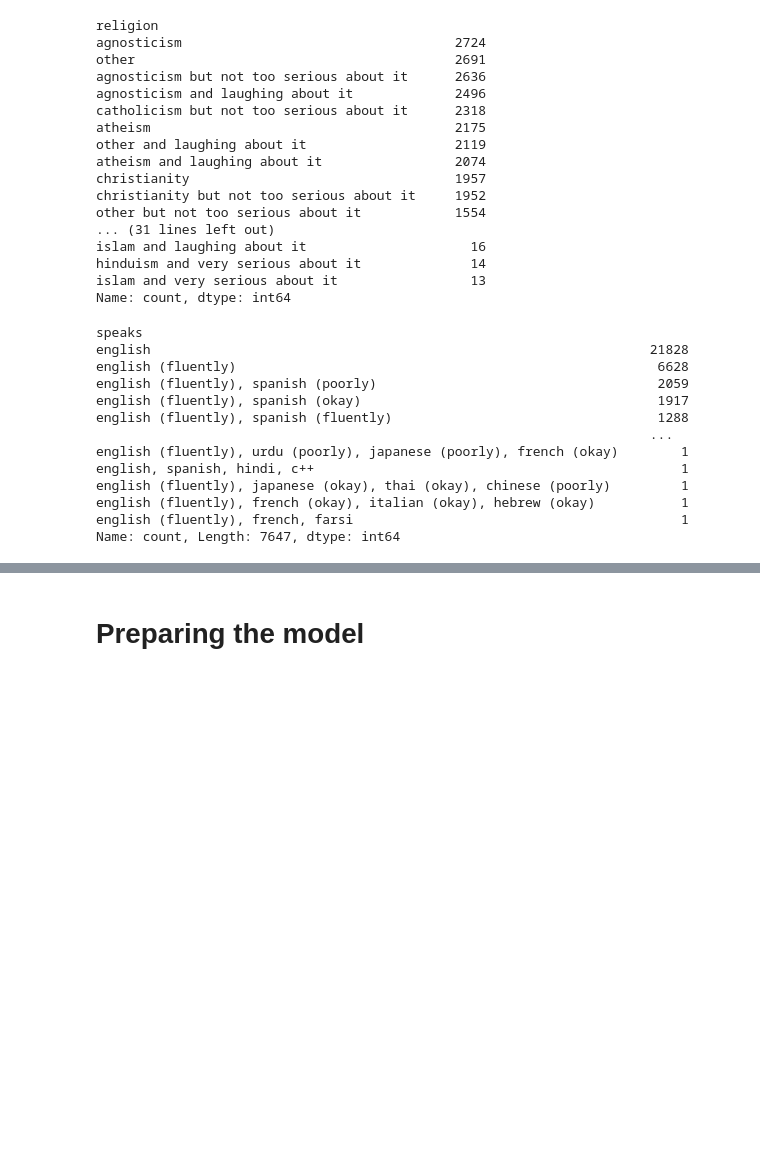
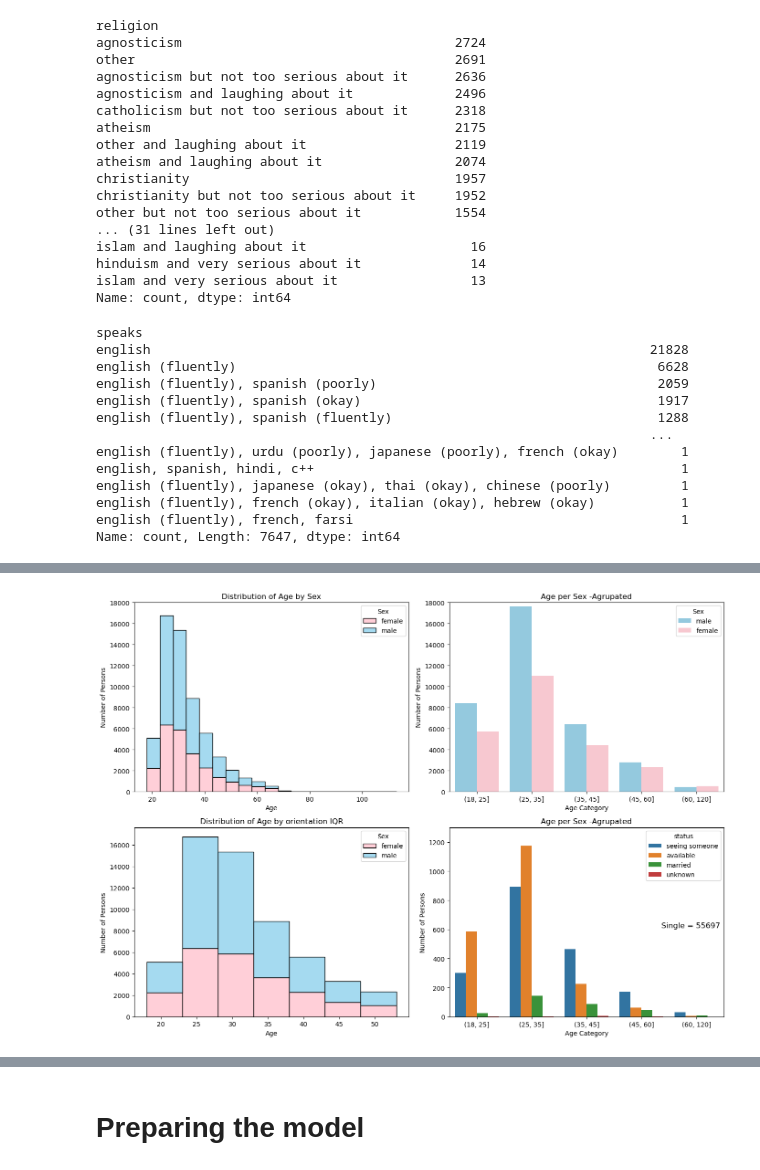
Before and after one commit to jasalgad/date_a_scientist, a Jupyter notebook: GitHub/GitHubCODECADEMY/OKCupid-Date-A-Scientist-Starter/date-a-scientist.ipynb, the cells around one changed output, grey strips where cells are left out. Drawn from its saved outputs; the diff is of its cells as text; code cells hidden in the pictures; blank space fills up the shorter version.

```diff
--- a/GitHub/GitHubCODECADEMY/OKCupid-Date-A-Scientist-Starter/date-a-scientist.ipynb
+++ b/GitHub/GitHubCODECADEMY/OKCupid-Date-A-Scientist-Starter/date-a-scientist.ipynb
@@ -168,0 +254,3 @@ Name: count, Length: 7647, dtype: int64
+# %%
+bins = [18, 25, 35, 45, 60, 120]
+df['age_category'] = pd.cut(df.age, bins)
@@ -168,0 +259,75 @@ Name: count, Length: 7647, dtype: int64
+# %%
+print(f"Number people by sex: {df.sex.value_counts()}\n\n")
+print(f"Number people agrupated by age: {df.age_category.value_counts()}\n\n")
+print(f"Number of people accoring the status:\n{df.status.value_counts()}\n\n")
+plt.figure(figsize=(14, 10))
+
+# Primer subgráfico
+plt.subplot(2, 2, 1)
+sns.histplot(data=df, x='age', hue='sex', multiple='stack', palette={'m': 'skyblue', 'f': 'pink'}, binwidth=5)
+
+plt.xlabel('Age')
+plt.ylabel('Number of Persons')
+plt.title('Distribution of Age by Sex')
+plt.legend(title='Sex', labels=['female', 'male'])
+plt.ylim(0,18000)
+
+# Segundo subgráfico
+plt.subplot(2, 2, 2)
+sns.countplot(data=df, x='age_category', hue='sex', palette={'m': 'skyblue', 'f': 'pink'})
+
+plt.xlabel('Age Category')
+plt.ylabel('Number of Persons')
+plt.ylim(0,18000)
+plt.title('Age per Sex -Agrupated')
+plt.legend(title='Sex', labels=['male', 'female'])
+
+# Tercer subgráfico
+
+Q1 = df.age.quantile(0.25)
+Q3 = df.age.quantile(0.75)
+IQR = Q3 - Q1
+
+lower_bound = Q1 - 1.5 * IQR
+upper_bound = Q3 + 1.5 * IQR
+
+df_filterQ =df[(df.age >= lower_bound) & (df.age <= upper_bound)]
+
+plt.subplot(2, 2, 3)
+sns.histplot(data=df_filterQ, x='age', hue='sex', multiple='stack', palette={'m': 'skyblue', 'f': 'pink'}, binwidth=5)
+
+plt.xlabel('Age')
+plt.ylabel('Number of Persons')
+plt.title('Distribution of Age by orientation IQR')
+plt.legend(title='Sex', labels=['female', 'male'])
+
+# Cuarto subgráfico
+
+filtered_df_status = df[df['status'].isin(['seeing someone', 'available','married','unknown'])]
+plt.subplot(2, 2, 4)
+sns.countplot(data=filtered_df_status, x='age_category', hue='status')
+
+plt.xlabel('Age Category')
+plt.ylabel('Number of Persons')
+plt.ylim(0,1300)
+plt.title('Age per Sex -Agrupated')
+
+single = df.status[df.status == 'single'].value_counts()[0]
+labels = ['seeing someone', 'available','married','unknown']
+
+plt.legend(title='status', labels= labels)
+plt.text(x=3.9,  # Coordenada X (ajustar según la posición deseada)
+    y=plt.ylim()[1] * 0.5,  # Coordenada Y (ajustar para que esté visible en la parte superior del gráfico)
+    s=f'Single = {single}',  # Texto a mostrar
+    fontsize=12,  # Tamaño de la fuente
+    ha='center',  # Alineación horizontal
+    va='top',  # Alineación vertical
+    bbox=dict(facecolor='white', alpha=0.5, edgecolor='none')  # Fondo del texto para hacerlo más visible
+)
+
+# Ajustar el diseño para evitar superposiciones
+plt.tight_layout()
+
+# Mostrar el gráfico
+plt.show()
+# %% [output]
@@ -168,0 +351 @@ Name: count, Length: 7647, dtype: int64
+[figure, added]
```
Also changed, not shown: parts of 65 cells of this notebook.
